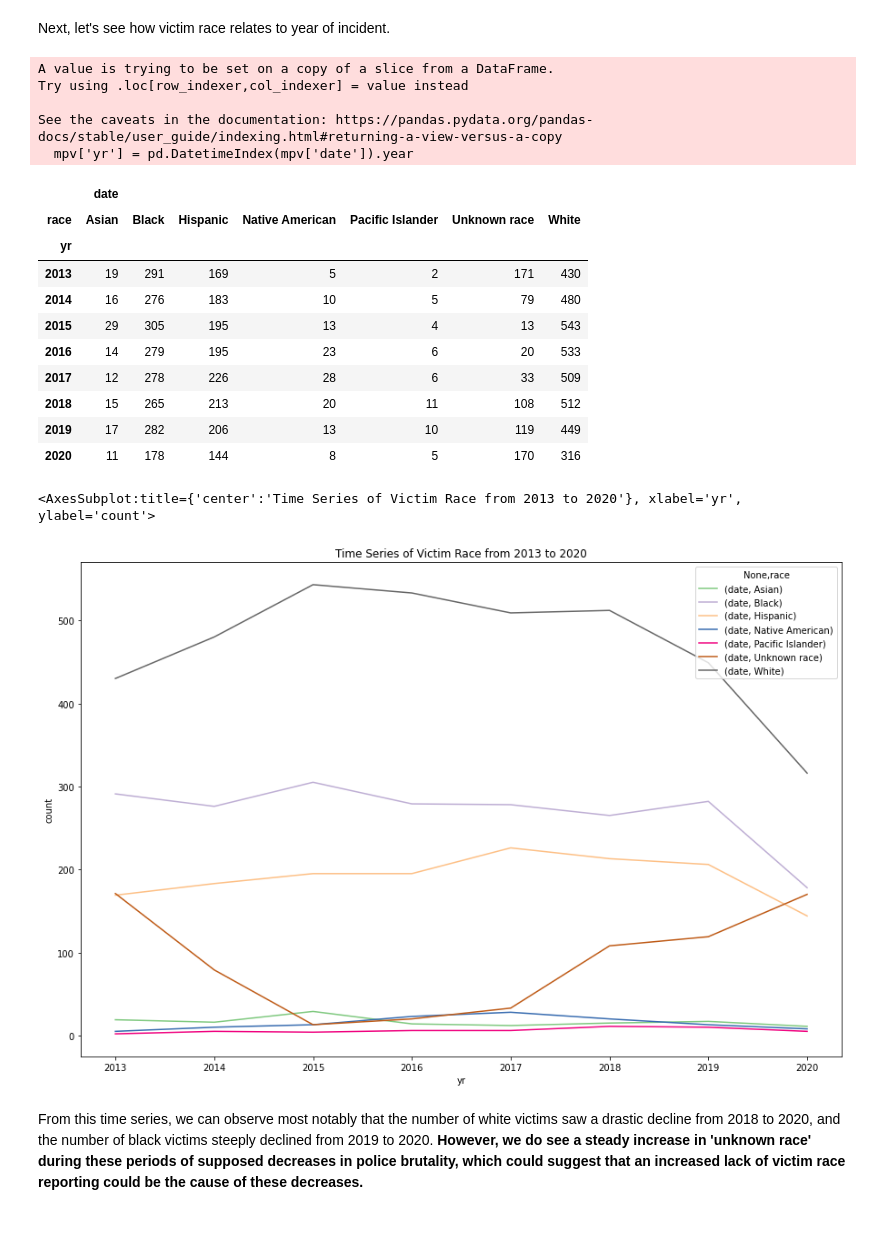
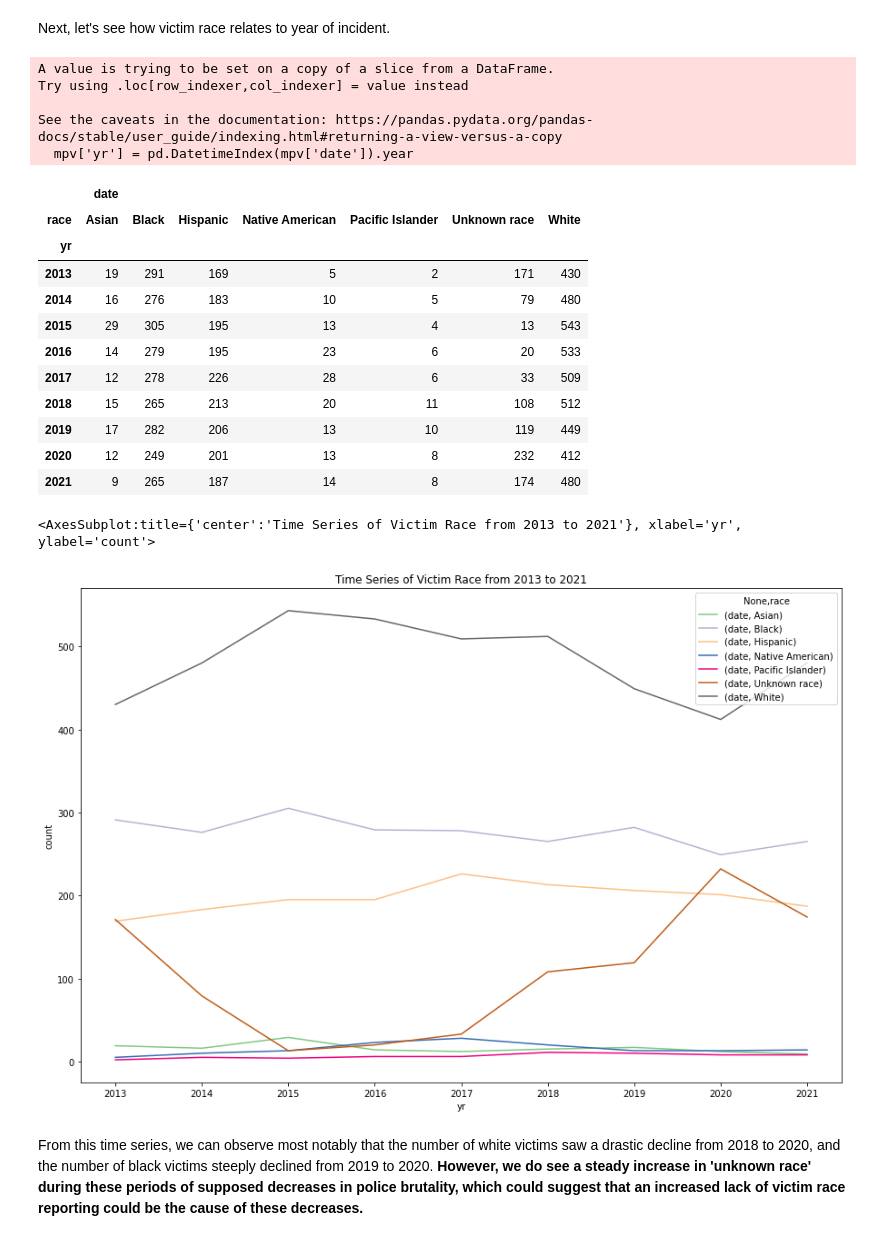
Before and after one commit to dowoma/DDS_BLM, a Jupyter notebook: data_cleaning_eda.ipynb, the cells around one changed output. Cells and saved outputs as stored; diff of their text form; code cells hidden in the pictures.

Commit message:
fixed dates, added correlation

```diff
--- a/data_cleaning_eda.ipynb
+++ b/data_cleaning_eda.ipynb
@@ -56,7 +56,7 @@ type(mpv['date'].iloc[0])
 pandas._libs.tslibs.timestamps.Timestamp
 # %%
 # Removing incidents occuring after 2020-09 as we do not have tweets after that period\n",
-cutoff_date = pd.Timestamp(2020, 10, 1)
+cutoff_date = pd.Timestamp(2022, 1, 1)
 
 mpv = mpv[mpv.date < cutoff_date]
 
@@ -351,14 +357,15 @@ See the caveats in the documentation: https://pandas.pydata.org/pandas-docs/stab
 | 2017 | 12 | 278 | 226 | 28 | 6 | 33 | 509 |
 | 2018 | 15 | 265 | 213 | 20 | 11 | 108 | 512 |
 | 2019 | 17 | 282 | 206 | 13 | 10 | 119 | 449 |
-| 2020 | 11 | 178 | 144 | 8 | 5 | 170 | 316 |
+| 2020 | 12 | 249 | 201 | 13 | 8 | 232 | 412 |
+| 2021 | 9 | 265 | 187 | 14 | 8 | 174 | 480 |
 # %%
-race_yr.plot(figsize=(15,10),title='Time Series of Victim Race from 2013 to 2020'
+race_yr.plot(figsize=(15,10),title='Time Series of Victim Race from 2013 to 2021'
             ,ylabel='count',
             colormap='Accent')
 # %% [output]
-<AxesSubplot:title={'center':'Time Series of Victim Race from 2013 to 2020'}, xlabel='yr', ylabel='count'>
+<AxesSubplot:title={'center':'Time Series of Victim Race from 2013 to 2021'}, xlabel='yr', ylabel='count'>
-[figure, old version]
+[figure, new version]
 # %% [markdown]
 From this time series, we can observe most notably that the number of white victims saw a drastic decline from 2018 to 2020, and the number of black victims steeply declined from 2019 to 2020. **However, we do see a steady increase in 'unknown race' during these periods of supposed decreases in police brutality, which could suggest that an increased lack of victim race reporting could be the cause of these decreases.**
 # %% [markdown]
```
Also changed, not shown: parts of 49 cells of this notebook.
